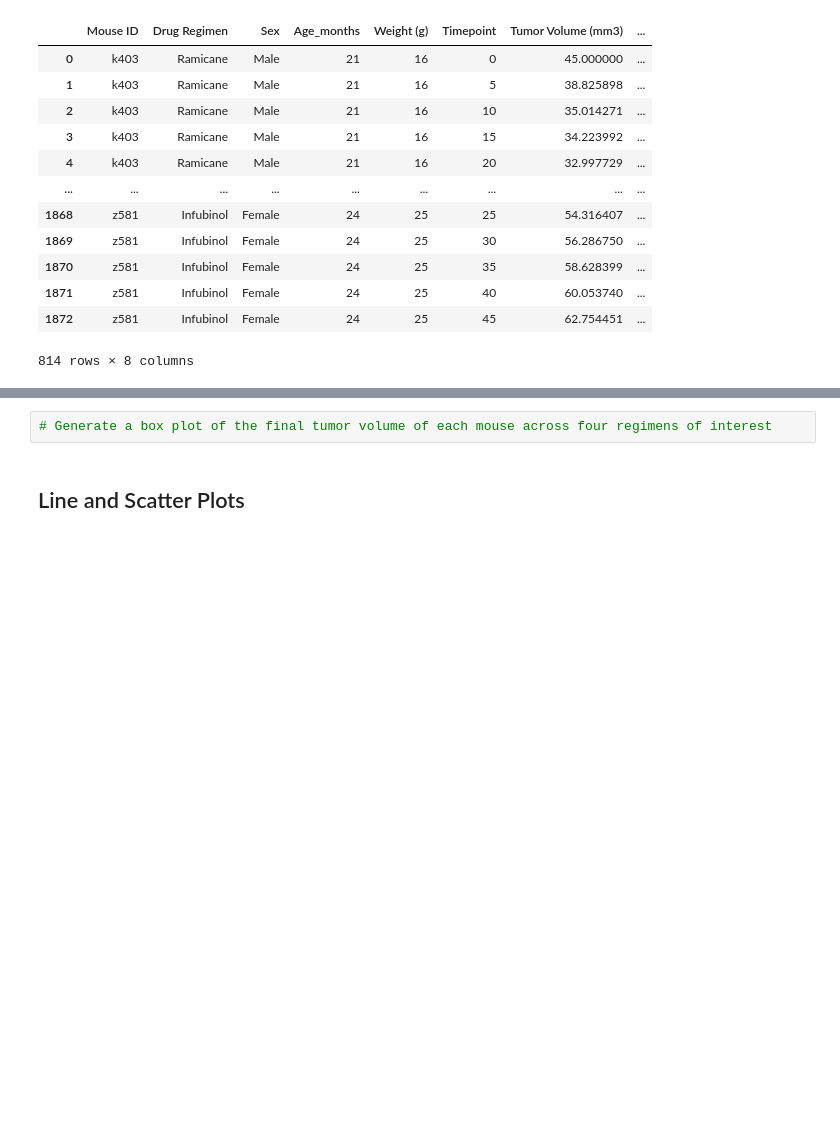
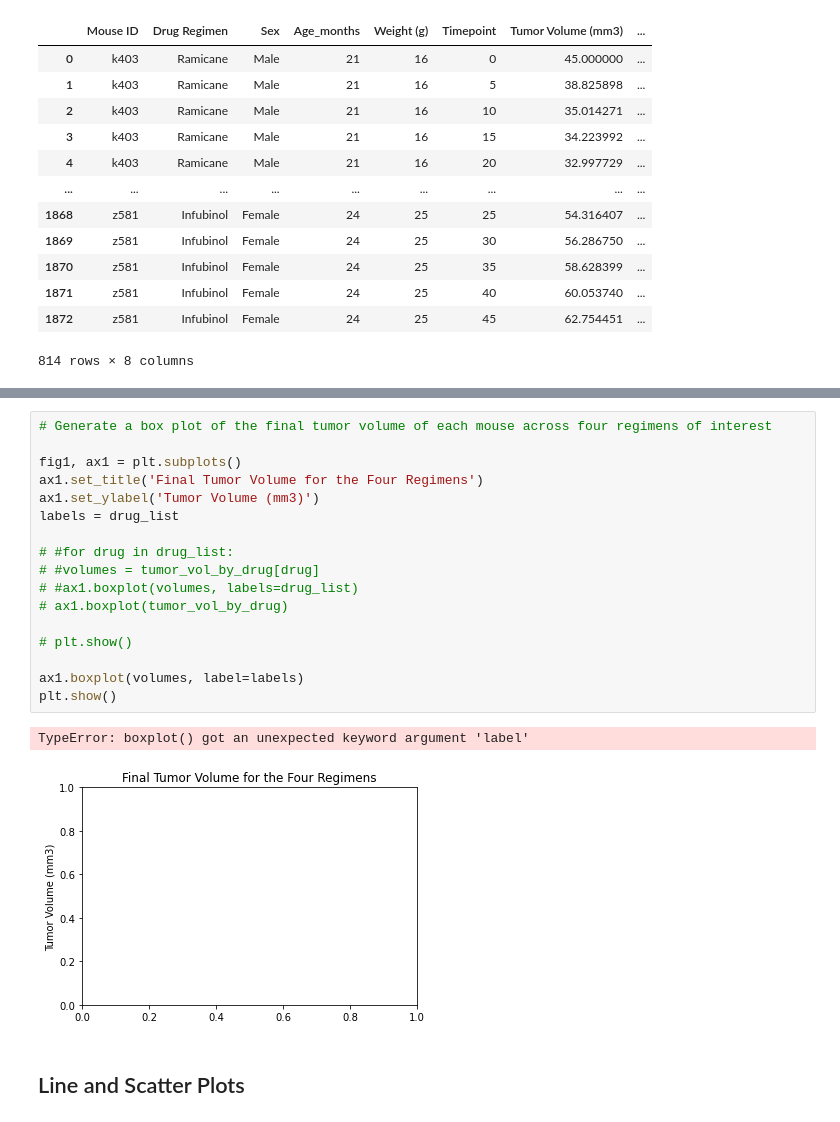
Before and after one commit to sweeneygood/matplotlib-challenge, a Jupyter notebook: pymaceuticals_starter.ipynb, the cells around one changed output, grey strips where cells are left out. Saved outputs shown, nothing was run; the diff lists cells and outputs as text; blank space fills up the shorter version.

```diff
--- a/pymaceuticals_starter.ipynb
+++ b/pymaceuticals_starter.ipynb
@@ -342,5 +354,23 @@ Values above 200.625 could be outliers.
 # %%
 # Generate a box plot of the final tumor volume of each mouse across four regimens of interest
+
+fig1, ax1 = plt.subplots()
+ax1.set_title('Final Tumor Volume for the Four Regimens')
+ax1.set_ylabel('Tumor Volume (mm3)')
+labels = drug_list
+
+# #for drug in drug_list:
+# #volumes = tumor_vol_by_drug[drug]
+# #ax1.boxplot(volumes, labels=drug_list)
+# ax1.boxplot(tumor_vol_by_drug)
+
+# plt.show()
+
+ax1.boxplot(volumes, label=labels)
+plt.show()
+# %% [output]
+TypeError: boxplot() got an unexpected keyword argument 'label'
+[figure, added]
 # %% [markdown]
 ## Line and Scatter Plots
 # %%
```
Also changed, not shown: parts of 7 cells of this notebook.
